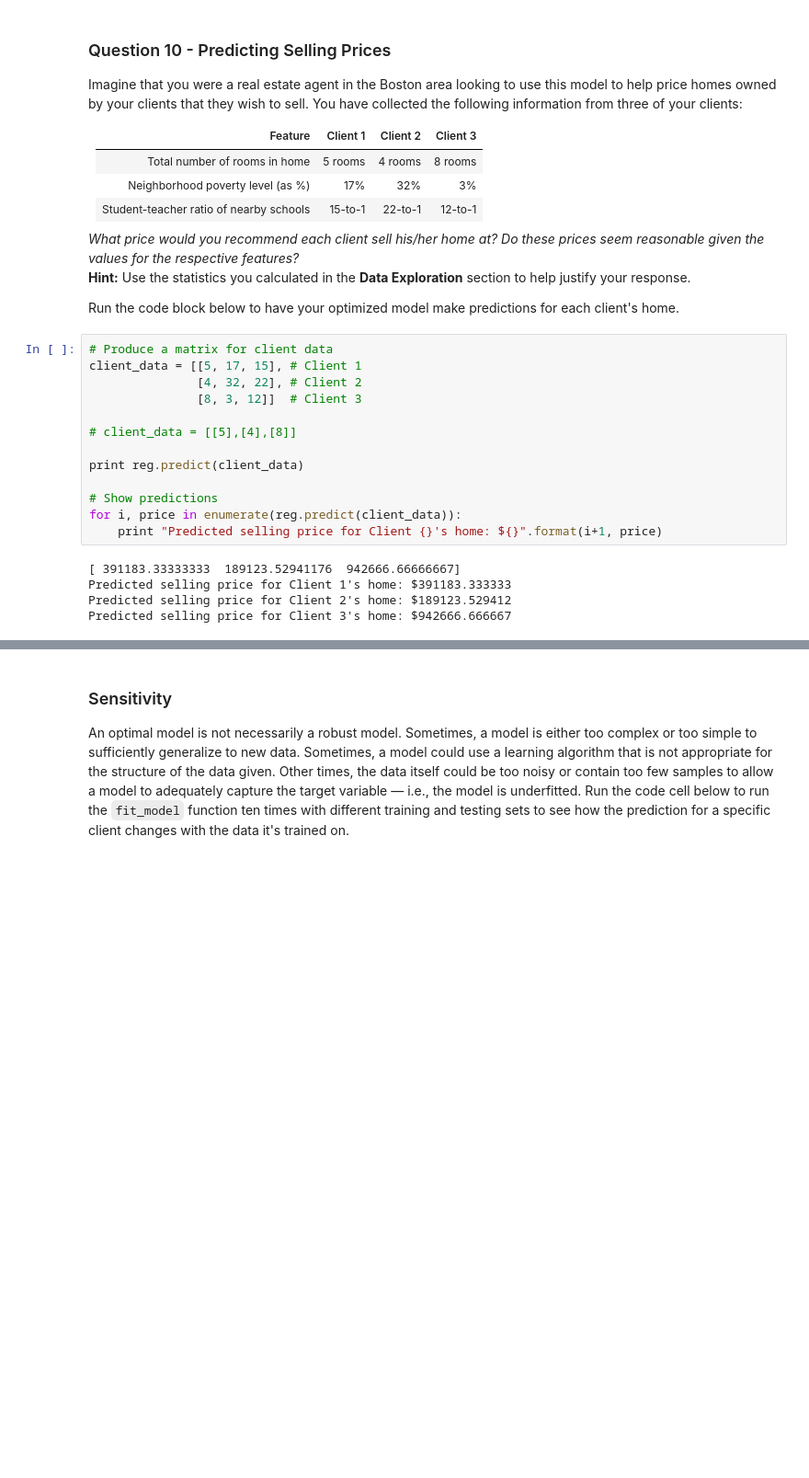
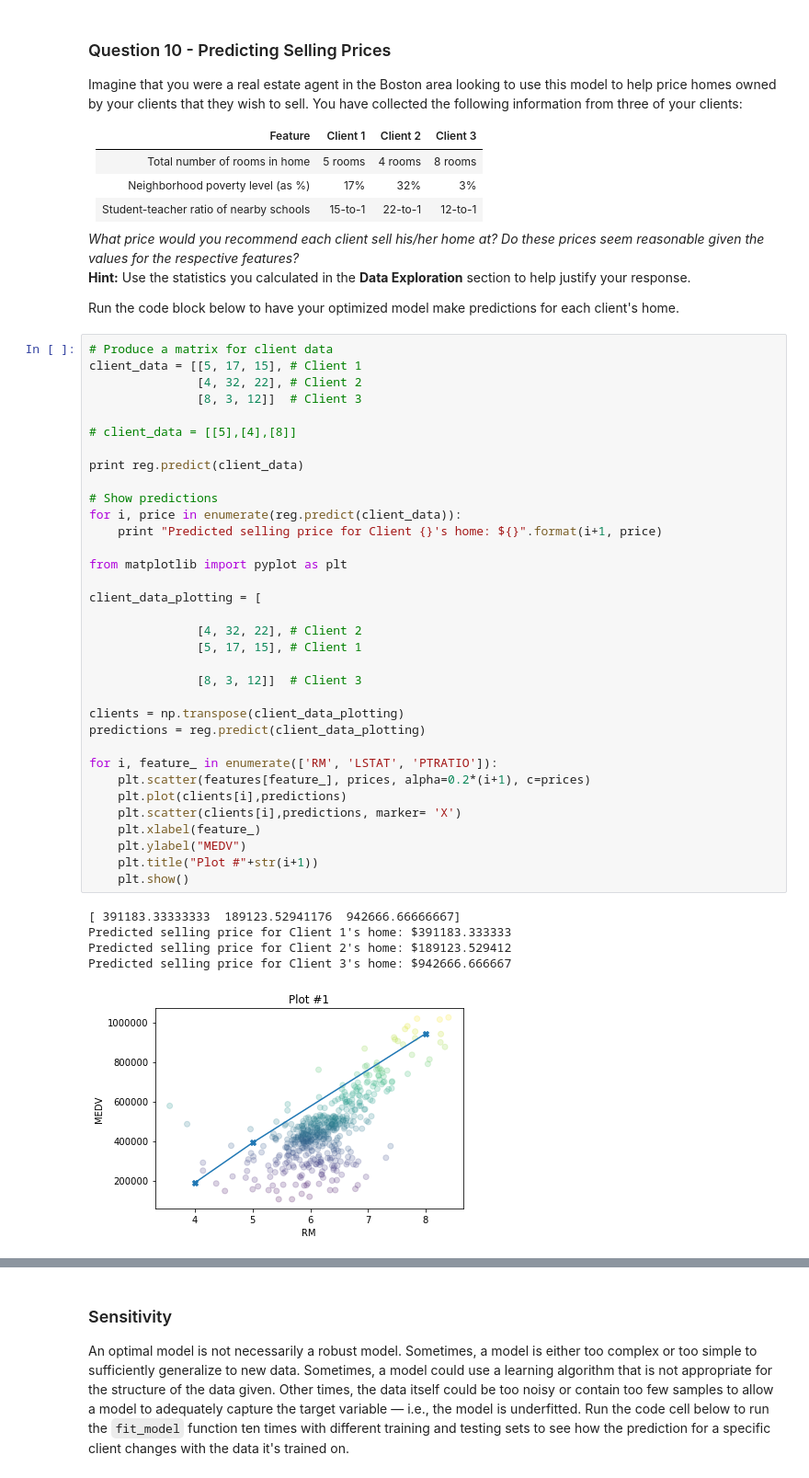
Before and after one commit to raghavx/boston_housing, a Jupyter notebook: boston_housing.ipynb, the cells around one changed output, grey strips where cells are left out. Shown at 92% size. Saved outputs shown, nothing was run; the diff lists cells and outputs as text; blank space fills up the shorter version.

Commit message:
polts addded to explain the trend of data

```diff
--- a/boston_housing.ipynb
+++ b/boston_housing.ipynb
@@ -326,18 +326,40 @@ Run the code block below to have your optimized model make predictions for each
 # %%
 # Produce a matrix for client data
 client_data = [[5, 17, 15], # Client 1
                [4, 32, 22], # Client 2
                [8, 3, 12]]  # Client 3
 
 # client_data = [[5],[4],[8]]
 
 print reg.predict(client_data)
 
 # Show predictions
 for i, price in enumerate(reg.predict(client_data)):
     print "Predicted selling price for Client {}'s home: ${}".format(i+1, price)
+
+from matplotlib import pyplot as plt
+
+client_data_plotting = [
+
+               [4, 32, 22], # Client 2
+               [5, 17, 15], # Client 1
+
+               [8, 3, 12]]  # Client 3
+
+clients = np.transpose(client_data_plotting)
+predictions = reg.predict(client_data_plotting)
+
+for i, feature_ in enumerate(['RM', 'LSTAT', 'PTRATIO']):
+    plt.scatter(features[feature_], prices, alpha=0.2*(i+1), c=prices)
+    plt.plot(clients[i],predictions)
+    plt.scatter(clients[i],predictions, marker= 'X')
+    plt.xlabel(feature_)
+    plt.ylabel("MEDV")
+    plt.title("Plot #"+str(i+1))
+    plt.show()
 # %% [output]
 [ 391183.33333333  189123.52941176  942666.66666667]
 Predicted selling price for Client 1's home: $391183.333333
 Predicted selling price for Client 2's home: $189123.529412
 Predicted selling price for Client 3's home: $942666.666667
+[figure, added]
```
Also changed, not shown: parts of 3 cells of this notebook, 1 other file.
